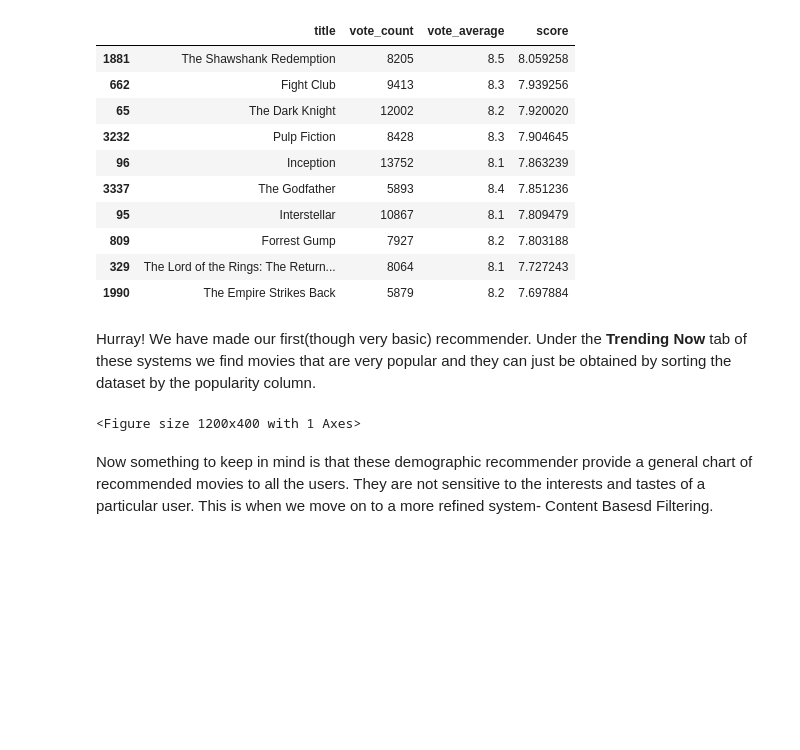
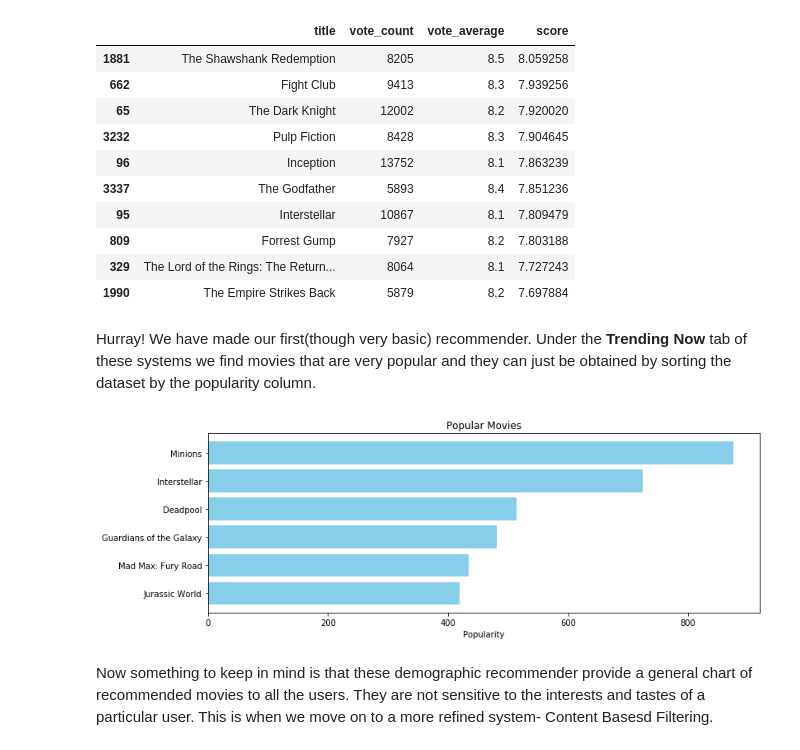
Before and after one commit to shawnngtq/machine-learning, a Jupyter notebook: film-recommendation-engine/getting-started-with-a-movie-recommendation-system.ipynb, the cells around one changed output. Drawn from its saved outputs; the diff is of its cells as text; code cells hidden in the pictures; blank space fills up the shorter version.

```diff
--- a/film-recommendation-engine/getting-started-with-a-movie-recommendation-system.ipynb
+++ b/film-recommendation-engine/getting-started-with-a-movie-recommendation-system.ipynb
@@ -163,18 +167,16 @@ q_movies[['title', 'vote_count', 'vote_average', 'score']].head(10)
 Hurray! We have made our first(though very basic) recommender.
 Under the **Trending Now** tab of these systems we find movies that are very popular and they can just be obtained by sorting the dataset by the popularity column.
 # %%
-pop= df2.sort_values('popularity', ascending=False)
-import matplotlib.pyplot as plt
+pop = df2.sort_values('popularity', ascending=False)
+
 plt.figure(figsize=(12,4))
-
-plt.barh(pop['title'].head(6),pop['popularity'].head(6), align='center',
-        color='skyblue')
+plt.barh(pop['title'].head(6), pop['popularity'].head(6), align='center', color='skyblue')
 plt.gca().invert_yaxis()
-plt.xlabel("Popularity")
-plt.title("Popular Movies")
+plt.xlabel('Popularity')
+plt.title('Popular Movies')
 plt.show()
 # %% [output]
-<Figure size 1200x400 with 1 Axes>
+[figure, added]
 # %% [markdown]
 Now something to keep in mind is that these demographic recommender provide a general chart of recommended movies to all the users. They are not sensitive to the interests and tastes of a particular user.
 This is when we move on to a more refined system-  Content Basesd Filtering.
```
Also changed, not shown: parts of 29 cells of this notebook.
